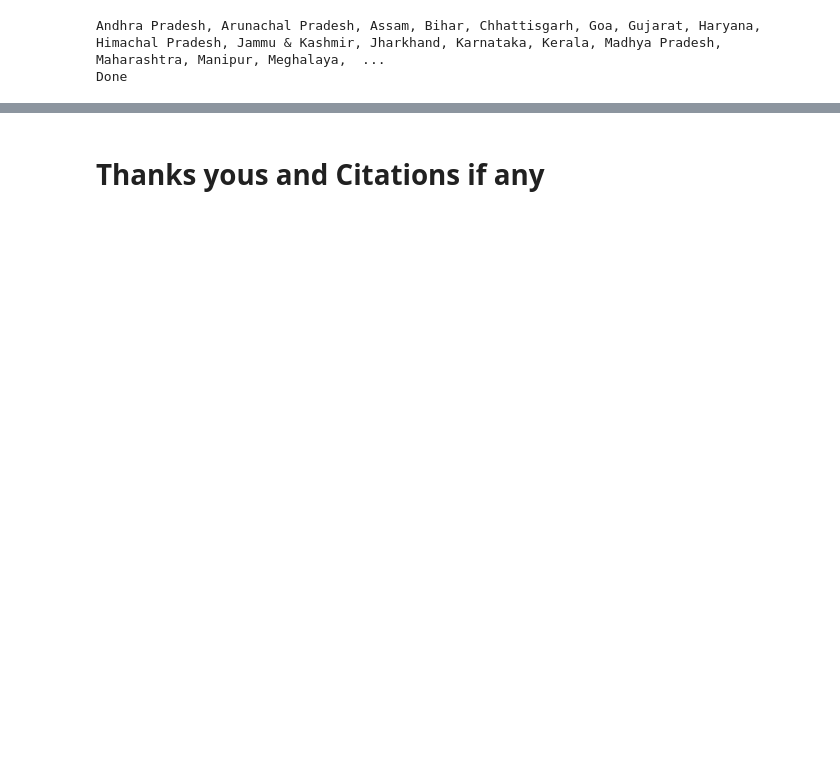
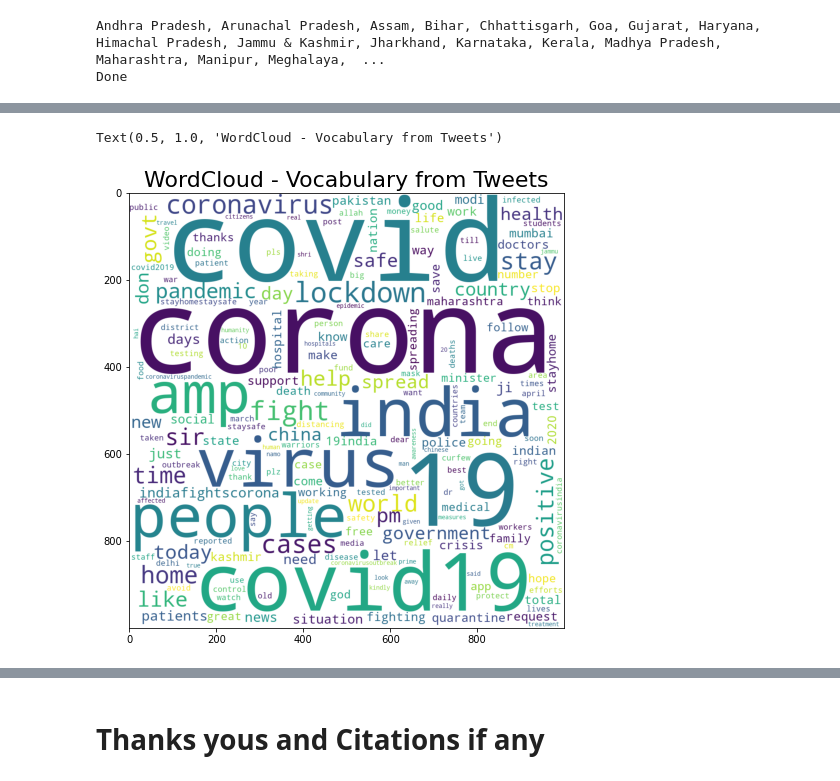
Before and after one commit to balandhanka/LUSIP-Sentiment-Analysis, a Jupyter notebook: LUSIP_8_COVID_19_Sentiment_Analysis_Notebook.ipynb, the cells around one changed output, grey strips where cells are left out. Cells and saved outputs as stored; diff of their text form; code cells hidden in the pictures; blank space fills up the shorter version.

```diff
--- a/LUSIP_8_COVID_19_Sentiment_Analysis_Notebook.ipynb
+++ b/LUSIP_8_COVID_19_Sentiment_Analysis_Notebook.ipynb
@@ -284,0 +419,16 @@ index of types of analysis done
+# %%
+# Code to generate word cloud
+
+wordcloud = WordCloud(background_color = 'white', width = 1000, height = 1000).generate_from_frequencies(dict(words_freq))
+
+# Setting figure size
+plt.figure(figsize=(10,8))
+
+# Showing the plot
+plt.imshow(wordcloud)
+
+# Setting Title
+plt.title("WordCloud - Vocabulary from Tweets", fontsize = 22)
+# %% [output]
+Text(0.5, 1.0, 'WordCloud - Vocabulary from Tweets')
+[figure, added]
```
Also changed, not shown: parts of 44 cells of this notebook.
